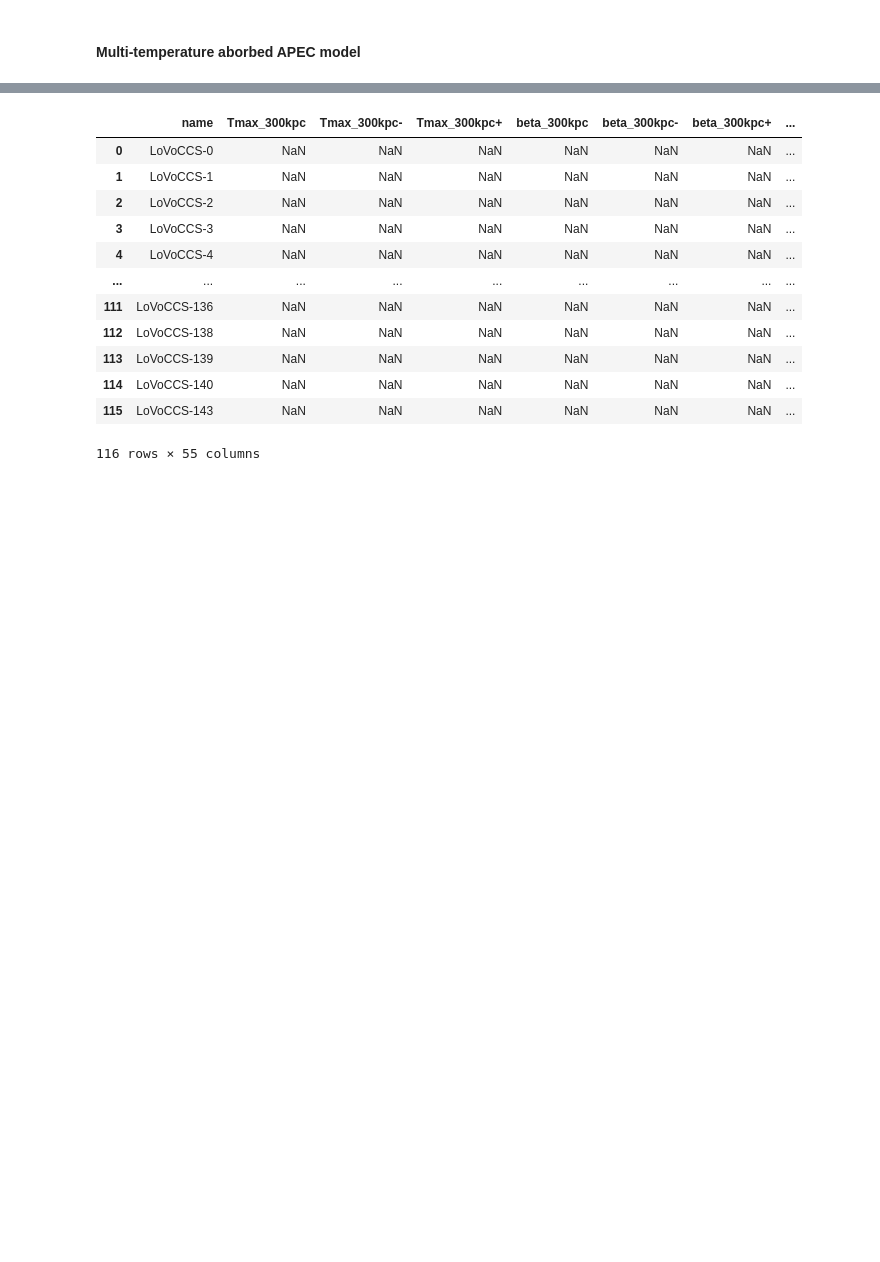
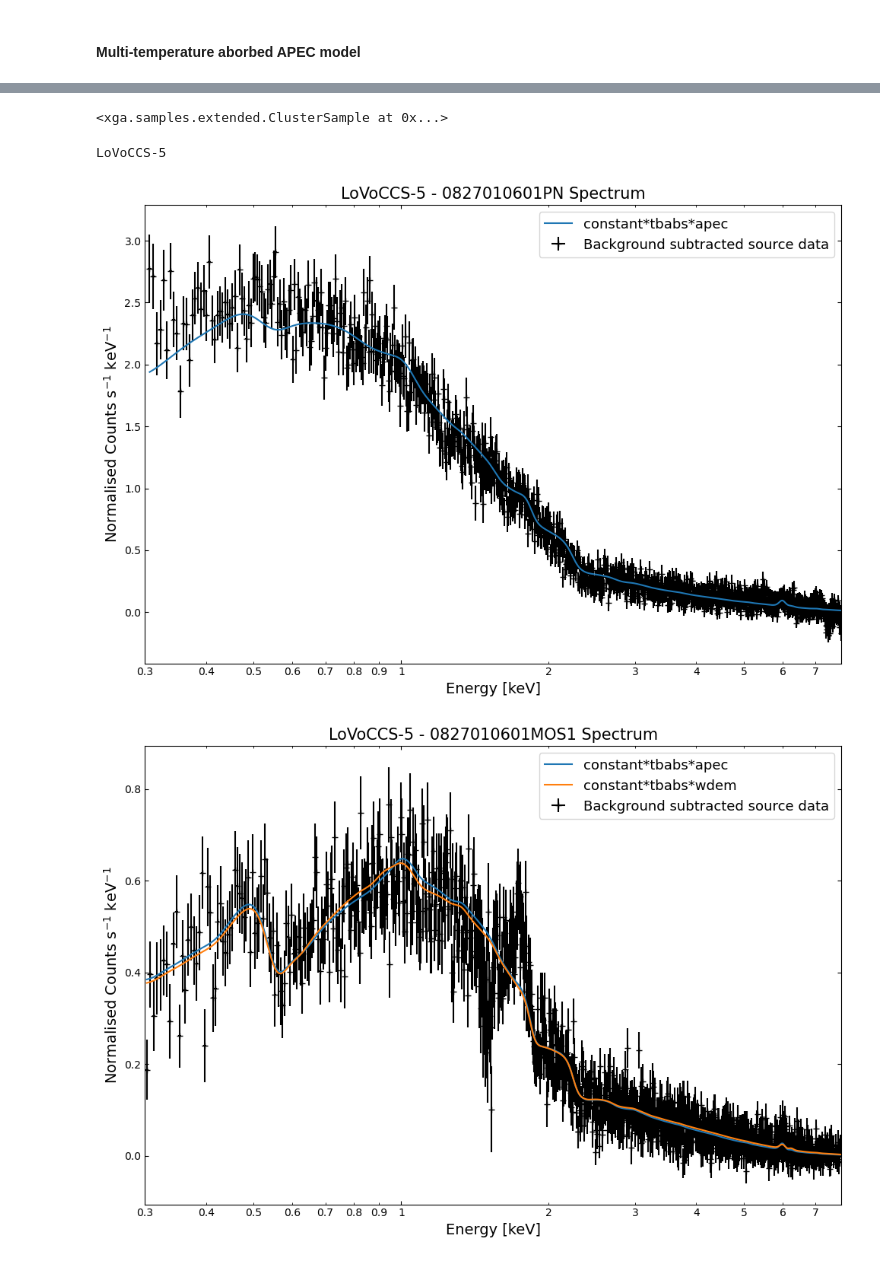
Before and after one commit to LoVoCCS/X-LoVoCCS-Analyses, a Jupyter notebook: notebooks/global_properties/fixed_aperture_tx_lx.ipynb, the cells around one changed output, grey strips where cells are left out. Cells and saved outputs as stored; diff of their text form; code cells hidden in the pictures; blank space fills up the shorter version.

Commit message:
Added more fixed aperture resu;ts

```diff
--- a/notebooks/global_properties/fixed_aperture_tx_lx.ipynb
+++ b/notebooks/global_properties/fixed_aperture_tx_lx.ipynb
@@ -499,2 +528,21 @@ print(len(np.where(~np.isnan(srcs.Tx(Quantity(1000, 'kpc'), quality_checks=False
+# %%
+for src in srcs:
+    rel_res_ind = np.where(apec_res['name'].values == src.name)[0][0]
+    try:
+        txs = src.get_temperature(Quantity(1000, 'kpc'))
+        apec_res.loc[rel_res_ind, ['Tx_1000kpc', 'Tx_1000kpc-', 'Tx_1000kpc+']] = txs.value
+
+        mets = src.get_results(Quantity(1000, 'kpc'), par='Abundanc')
+        apec_res.loc[rel_res_ind, ['met_1000kpc', 'met_1000kpc-', 'met_1000kpc+']] = mets
+
+        lx52s = src.get_luminosities(Quantity(1000, 'kpc'), lo_en=Quantity(0.5, 'keV'), hi_en=Quantity(2.0, 'keV'))
+        apec_res.loc[rel_res_ind, ['Lx52_1000kpc', 'Lx52_1000kpc-',
+                                   'Lx52_1000kpc+']] = lx52s.to('10^44 erg/s').value
+
+        lxbols = src.get_luminosities(Quantity(1000, 'kpc'), lo_en=Quantity(0.01, 'keV'), hi_en=Quantity(100.0, 'keV'))
+        apec_res.loc[rel_res_ind, ['Lxbol_1000kpc', 'Lxbol_1000kpc-',
+                                   'Lxbol_1000kpc+']] = lxbols.to('10^44 erg/s').value
+    except ModelNotAssociatedError:
+        pass
 # %% [markdown]
 #### Multi-temperature aborbed APEC model
@@ -520,17 +549,40 @@ apec_res
-# %%
-wdem_res.to_csv("../../outputs/results/fixed_aperture_wdem.csv", index=False)
-wdem_res
-# %% [output]
-|  | name | Tmax_300kpc | Tmax_300kpc- | Tmax_300kpc+ | beta_300kpc | beta_300kpc- | beta_300kpc+ | ... |
-| 0 | LoVoCCS-0 | NaN | NaN | NaN | NaN | NaN | NaN | ... |
-| 1 | LoVoCCS-1 | NaN | NaN | NaN | NaN | NaN | NaN | ... |
-| 2 | LoVoCCS-2 | NaN | NaN | NaN | NaN | NaN | NaN | ... |
-| 3 | LoVoCCS-3 | NaN | NaN | NaN | NaN | NaN | NaN | ... |
-| 4 | LoVoCCS-4 | NaN | NaN | NaN | NaN | NaN | NaN | ... |
-| ... | ... | ... | ... | ... | ... | ... | ... | ... |
-| 111 | LoVoCCS-136 | NaN | NaN | NaN | NaN | NaN | NaN | ... |
-| 112 | LoVoCCS-138 | NaN | NaN | NaN | NaN | NaN | NaN | ... |
-| 113 | LoVoCCS-139 | NaN | NaN | NaN | NaN | NaN | NaN | ... |
-| 114 | LoVoCCS-140 | NaN | NaN | NaN | NaN | NaN | NaN | ... |
-| 115 | LoVoCCS-143 | NaN | NaN | NaN | NaN | NaN | NaN | ... |
-116 rows × 55 columns
+# %%
+multi_temp_dem_apec(srcs, Quantity(1000, 'kpc'), start_max_temp=Quantity(10, 'keV'), freeze_met=False, one_rmf=False,
+                    timeout=Quantity(2, 'hr'))
+# %% [output]
+<xga.samples.extended.ClusterSample at 0x...>
+# %%
+for src in srcs:
+    rel_res_ind = np.where(wdem_res['name'].values == src.name)[0][0]
+    try:
+        mtxs = src.get_results(Quantity(1000, 'kpc'), 'constant*tbabs*wdem', par='Tmax')
+        wdem_res.loc[rel_res_ind, ['Tmax_1000kpc', 'Tmax_1000kpc-', 'Tmax_1000kpc+']] = mtxs
+
+        print(src.name)
+        for sp in src.get_spectra(Quantity(1000, 'kpc')):
+            sp.view()
+
+        betas = src.get_results(Quantity(1000, 'kpc'), 'constant*tbabs*wdem', par='beta')
+        wdem_res.loc[rel_res_ind, ['beta_1000kpc', 'beta_1000kpc-', 'beta_1000kpc+']] = betas
+
+        inv_sls = src.get_results(Quantity(1000, 'kpc'), 'constant*tbabs*wdem', par='inv_slope')
+        wdem_res.loc[rel_res_ind, ['invsl_1000kpc', 'invsl_1000kpc-', 'invsl_1000kpc+']] = inv_sls
+
+        mets = src.get_results(Quantity(1000, 'kpc'), 'constant*tbabs*wdem', par='abundanc')
+        wdem_res.loc[rel_res_ind, ['met_1000kpc', 'met_1000kpc-', 'met_1000kpc+']] = mets
+
+        lx52s = src.get_luminosities(Quantity(1000, 'kpc'), 'constant*tbabs*wdem', lo_en=Quantity(0.5, 'keV'),
+                                     hi_en=Quantity(2.0, 'keV'))
+        wdem_res.loc[rel_res_ind, ['Lx52_1000kpc', 'Lx52_1000kpc-',
+                                   'Lx52_1000kpc+']] = lx52s.to('10^44 erg/s').value
+
+        lxbols = src.get_luminosities(Quantity(1000, 'kpc'), 'constant*tbabs*wdem', lo_en=Quantity(0.01, 'keV'),
+                                      hi_en=Quantity(100.0, 'keV'))
+        wdem_res.loc[rel_res_ind, ['Lxbol_1000kpc', 'Lxbol_1000kpc-',
+                                   'Lxbol_1000kpc+']] = lxbols.to('10^44 erg/s').value
+    except ModelNotAssociatedError:
+        pass
+# %% [output]
+LoVoCCS-5
+[figure, added]
+[figure, added]
```
Also changed, not shown: parts of 28 cells of this notebook, 2 other files.
